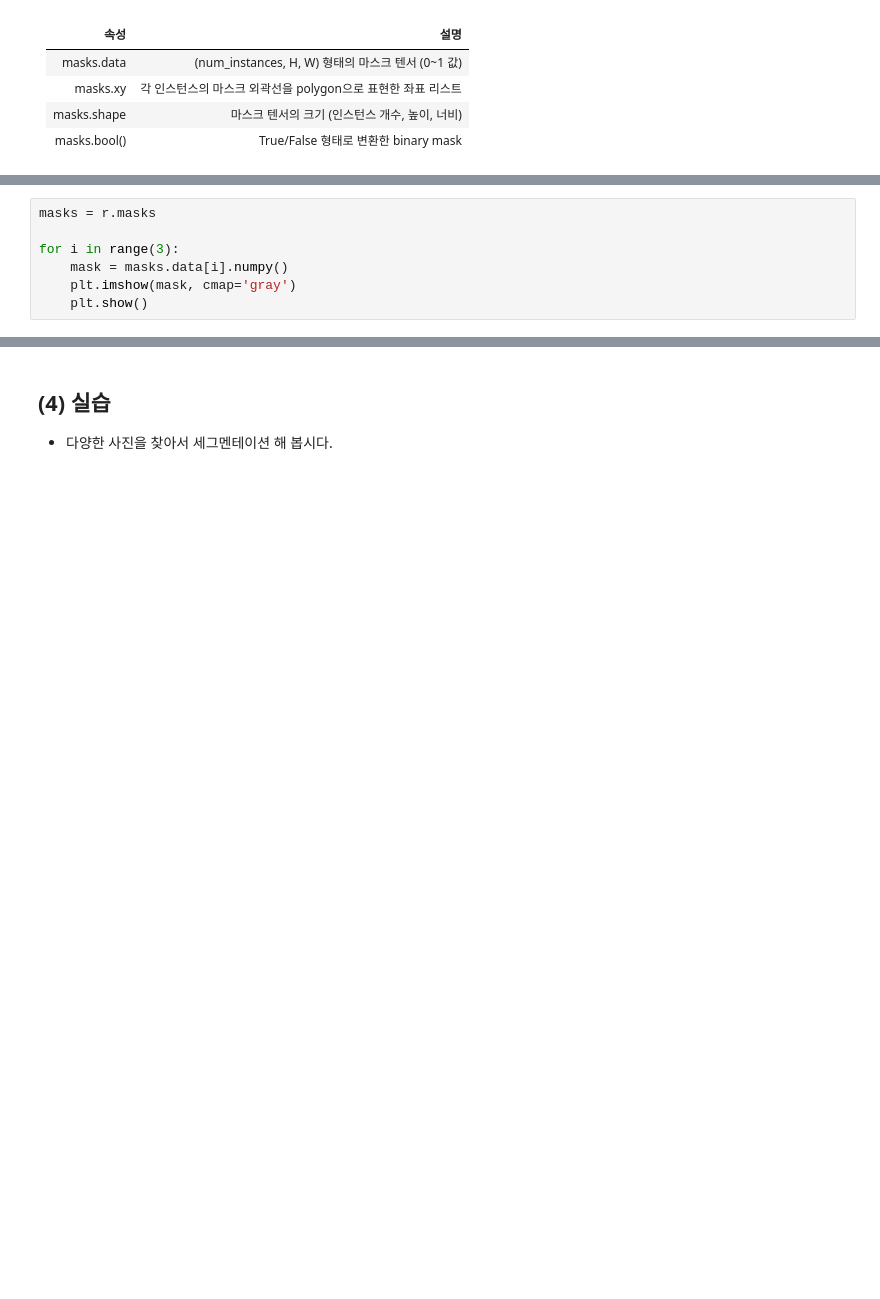
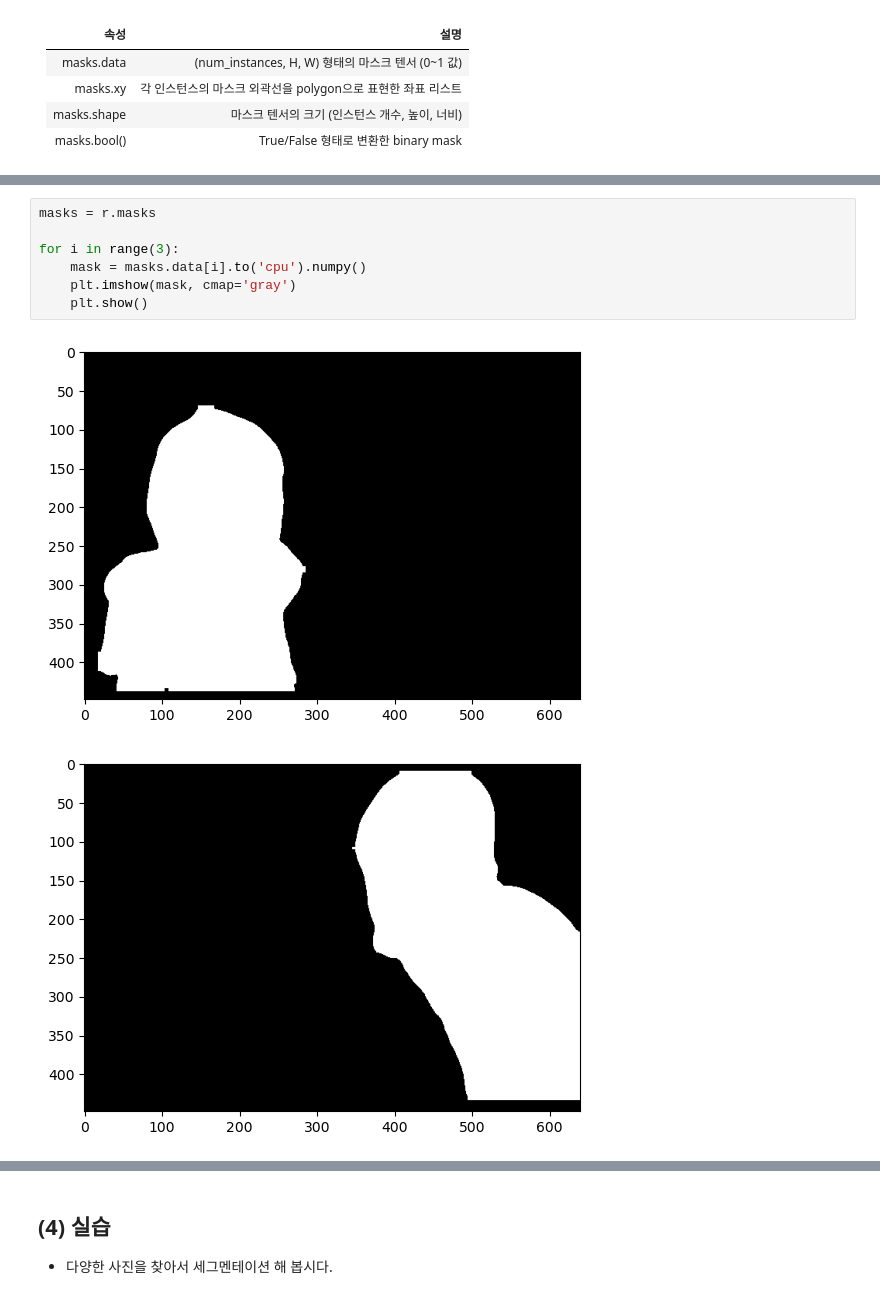
Before and after one commit to Sihyeon0123/AIVLE_School, a Jupyter notebook: (7주차) 시각 지능과 멀티모달 AI/2.4 YOLO Instance Segmentation.ipynb, the cells around one changed output, grey strips where cells are left out. Drawn from its saved outputs; the diff is of its cells as text; blank space fills up the shorter version.

```diff
--- a/(7주차) 시각 지능과 멀티모달 AI/2.4 YOLO Instance Segmentation.ipynb
+++ b/(7주차) 시각 지능과 멀티모달 AI/2.4 YOLO Instance Segmentation.ipynb
@@ -88,7 +189,10 @@ print(masks.data[0])     # 첫 번째 객체의 마스크 (0~1 값의 텐서)
 # %%
 masks = r.masks
 
 for i in range(3):
-    mask = masks.data[i].numpy()
-    plt.imshow(mask, cmap='gray')
-    plt.show()
+	mask = masks.data[i].to('cpu').numpy()
+	plt.imshow(mask, cmap='gray')
+	plt.show()
+# %% [output]
+[figure, added]
+[figure, added]
```
Also changed, not shown: parts of 14 cells of this notebook, 5 other files.
